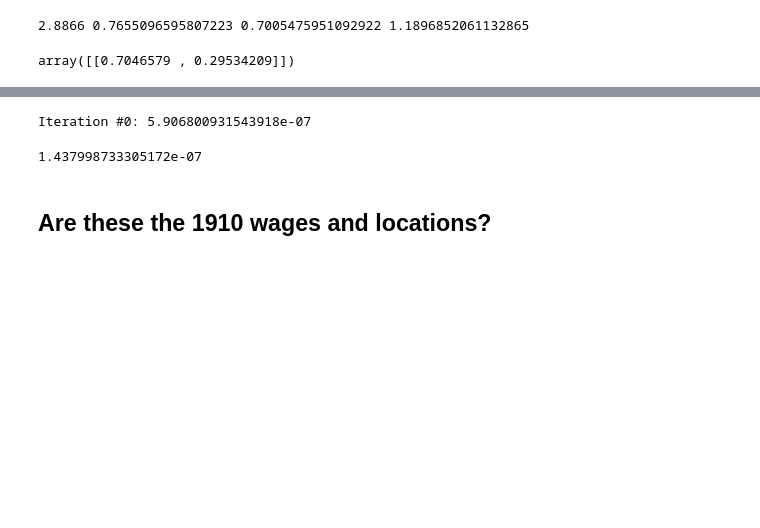
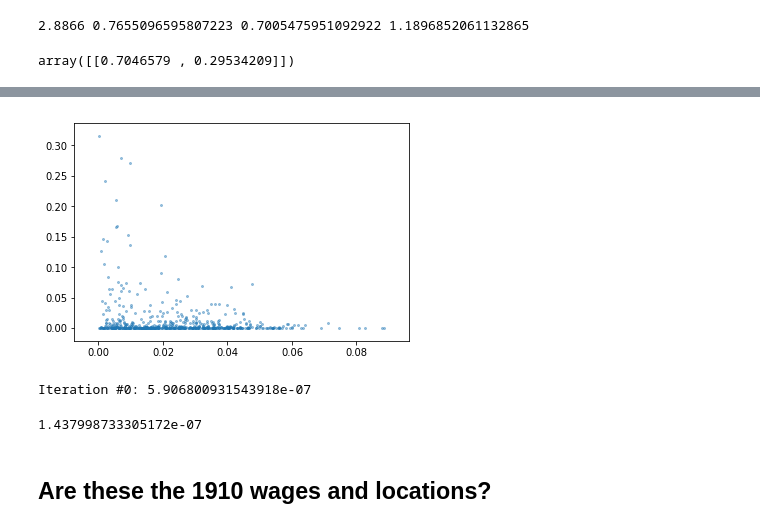
Before and after one commit to mwufi/spatial-structural-change, a Jupyter notebook: Condensed.ipynb, the cells around one changed output, grey strips where cells are left out. Saved outputs shown, nothing was run; the diff lists cells and outputs as text; code cells hidden in the pictures; blank space fills up the shorter version.

```diff
--- a/Condensed.ipynb
+++ b/Condensed.ipynb
@@ -391,3 +368,7 @@ array([[[4.54369268e-02, 1.95619961e-02, 1.91831742e-02, ...,
+# %%
+draw(newWages)
+# %% [output]
+[figure, added]
 # %%
 # we don't any new wages with this location
 nex = loopy(newWages)
```
Also changed, not shown: parts of 10 cells of this notebook.
